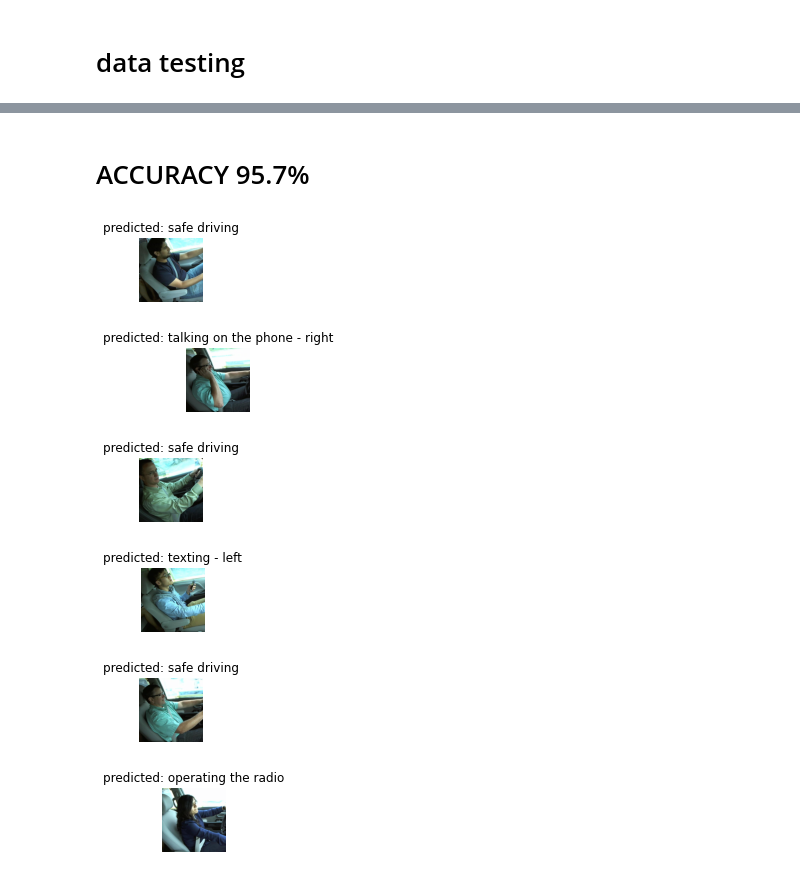
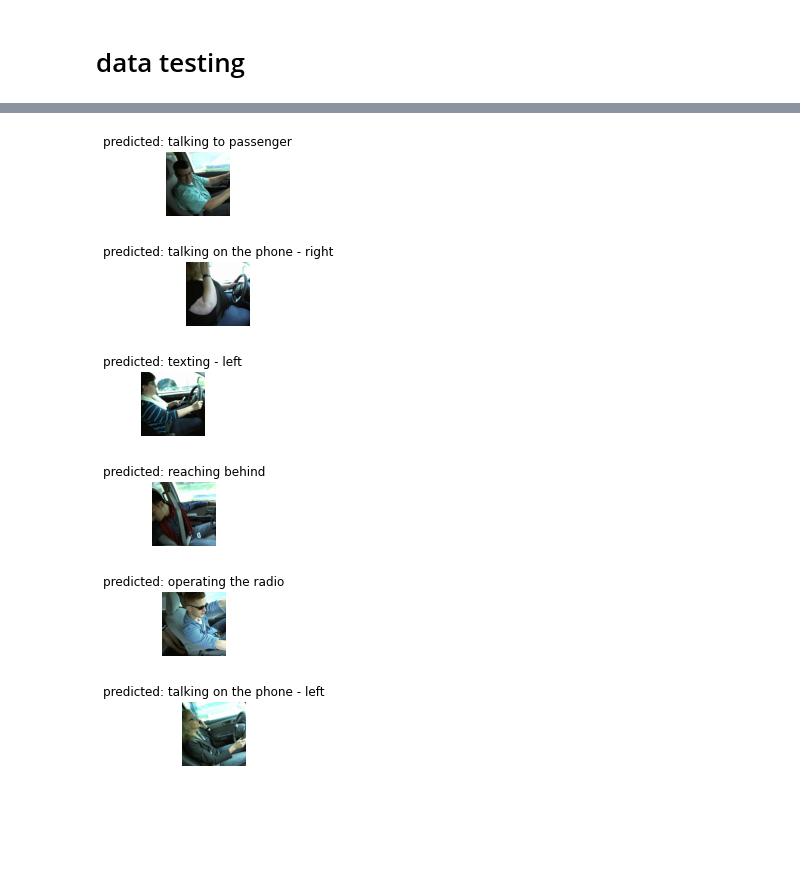
Before and after one commit to Zark1999/cs175_project, a Jupyter notebook: project.ipynb, the cells around one changed output, grey strips where cells are left out. Cells and saved outputs as stored; diff of their text form; code cells hidden in the pictures; blank space fills up the shorter version.

```diff
--- a/project.ipynb
+++ b/project.ipynb
@@ -68,9 +68,9 @@ data_transforms = {
     ]),
 }
 # %%
-# train_dataset = datasets.ImageFolder("./data/train", transform = data_transforms['train'])
-# validation_dataset = datasets.ImageFolder("./data/validation", transform = data_transforms['validation'])
+train_dataset = datasets.ImageFolder("./data/train", transform = data_transforms['train'])
+validation_dataset = datasets.ImageFolder("./data/validation", transform = data_transforms['validation'])
 
-# train_loader = torch.utils.data.DataLoader(train_dataset, batch_size=4, shuffle=True)
-# val_loader = torch.utils.data.DataLoader(validation_dataset, batch_size =2, shuffle=True)
+train_loader = torch.utils.data.DataLoader(train_dataset, batch_size=4, shuffle=True)
+val_loader = torch.utils.data.DataLoader(validation_dataset, batch_size =2, shuffle=True)
 # %%
@@ -96,8 +96,8 @@ data_transforms = {
 # %%
 print_every = 10
 np.random.seed(2020)
-# torch.cuda.random.manual_seed(12345)
-gpu_dtype = torch.FloatTensor
+torch.cuda.random.manual_seed(12345)
+gpu_dtype = torch.cuda.FloatTensor
 
 def train(model, loss_fn, optimizer, num_epochs = 1):
     for epoch in range(num_epochs):
@@ -220,19 +211,19 @@ torch.save(model.state_dict(), "../best_model_cpu.pt")
 # data testing
 # %%
 best_model = nn.Sequential(
-    nn.Conv2d(3, 8, kernel_size=12, stride=1),
+    nn.Conv2d(3, 6, kernel_size=24, stride=2),
     nn.ReLU(inplace=True),
-    nn.BatchNorm2d(8),
-    nn.Conv2d(8, 16, kernel_size=24, stride=2),
+    nn.BatchNorm2d(6),
+    nn.Conv2d(6, 12, kernel_size=24, stride=2),
     nn.ReLU(inplace=True),
-    nn.BatchNorm2d(16),
+    nn.BatchNorm2d(12),
     nn.MaxPool2d(2,stride=2),
     nn.Flatten(),
-    nn.Linear(35344, 1376),
+    nn.Linear(4332, 1000),
     nn.ReLU(inplace=True),
-    nn.Linear(1376, 10)
+    nn.Linear(1000, 10)
 ).type(gpu_dtype)
-best_model.load_state_dict(torch.load("../best_model_cpu.pt"))
+best_model.load_state_dict(torch.load("./model.pt"))
 best_model.eval()
 # %% [output]
 Sequential(
@@ -305,2 +292,0 @@ df.to_csv('test.csv',index=False)
-# %% [markdown]
-# ACCURACY 95.7%
@@ -321,9 +293,9 @@ model = nn.Sequential(
 # %%
-visualize_model(model,6)
+visualize_model(best_model,6)
 # %% [output]
-[figure, old version]
+[figure, new version]
-[figure, old version]
+[figure, new version]
-[figure, old version]
+[figure, new version]
-[figure, old version]
+[figure, new version]
-[figure, old version]
+[figure, new version]
-[figure, old version]
+[figure, new version]
```
Also changed, not shown: parts of 11 cells of this notebook.
